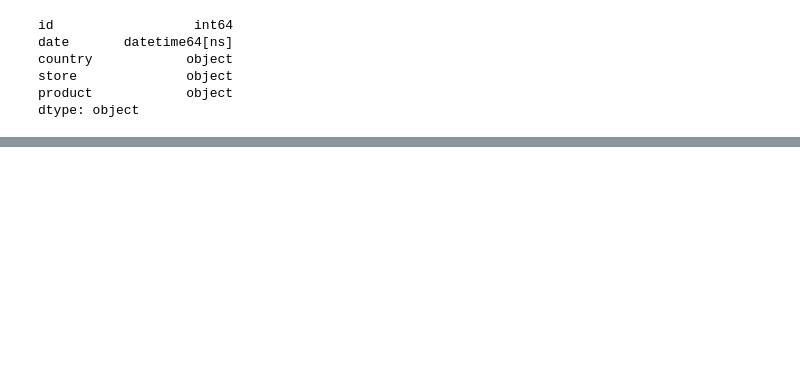
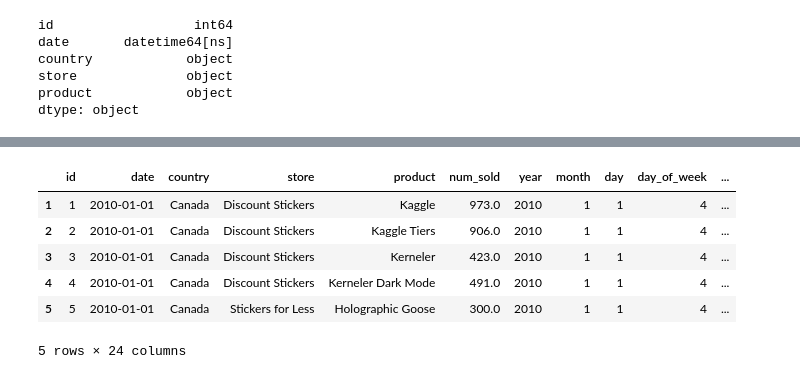
Before and after one commit to lunatic-bot/MLPracticeExercises, a Jupyter notebook: StickerSales/StickerSales.ipynb, the cells around one changed output, grey strips where cells are left out. Cells and saved outputs as stored; diff of their text form; code cells hidden in the pictures; blank space fills up the shorter version.

```diff
--- a/StickerSales/StickerSales.ipynb
+++ b/StickerSales/StickerSales.ipynb
@@ -203,0 +218,43 @@ test_data.head()
+# %%
+# Import LabelEncoder
+from sklearn.preprocessing import LabelEncoder
+
+# Create label encoders for each categorical column
+le_country = LabelEncoder()
+le_store = LabelEncoder()
+le_product = LabelEncoder()
+le_season = LabelEncoder()
+
+# Fit and transform categorical columns in train data
+train_data['country_encoded'] = le_country.fit_transform(train_data['country'])
+train_data['store_encoded'] = le_store.fit_transform(train_data['store'])
+train_data['product_encoded'] = le_product.fit_transform(train_data['product'])
+train_data['season_encoded'] = le_season.fit_transform(train_data['season'])
+
+# Transform categorical columns in test data using the same encoders
+test_data['country_encoded'] = le_country.transform(test_data['country'])
+test_data['store_encoded'] = le_store.transform(test_data['store'])
+test_data['product_encoded'] = le_product.transform(test_data['product'])
+test_data['season_encoded'] = le_season.transform(test_data['season'])
+
+# Convert date column to datetime type and extract useful features
+# train_data['date'] = pd.to_datetime(train_data['date'])
+# test_data['date'] = pd.to_datetime(test_data['date'])
+
+# # Extract date features
+# for df in [train_data, test_data]:
+#     df['year'] = df['date'].dt.year
+#     df['month'] = df['date'].dt.month
+#     df['day'] = df['date'].dt.day
+#     df['day_of_week'] = df['date'].dt.dayofweek
+
+# Display the first few rows of encoded train data
+train_data.head()
+# %% [output]
+|  | id | date | country | store | product | num_sold | year | month | day | day_of_week | ... |
+| 1 | 1 | 2010-01-01 | Canada | Discount Stickers | Kaggle | 973.0 | 2010 | 1 | 1 | 4 | ... |
+| 2 | 2 | 2010-01-01 | Canada | Discount Stickers | Kaggle Tiers | 906.0 | 2010 | 1 | 1 | 4 | ... |
+| 3 | 3 | 2010-01-01 | Canada | Discount Stickers | Kerneler | 423.0 | 2010 | 1 | 1 | 4 | ... |
+| 4 | 4 | 2010-01-01 | Canada | Discount Stickers | Kerneler Dark Mode | 491.0 | 2010 | 1 | 1 | 4 | ... |
+| 5 | 5 | 2010-01-01 | Canada | Stickers for Less | Holographic Goose | 300.0 | 2010 | 1 | 1 | 4 | ... |
+5 rows × 24 columns
```
Also changed, not shown: parts of 19 cells of this notebook.
